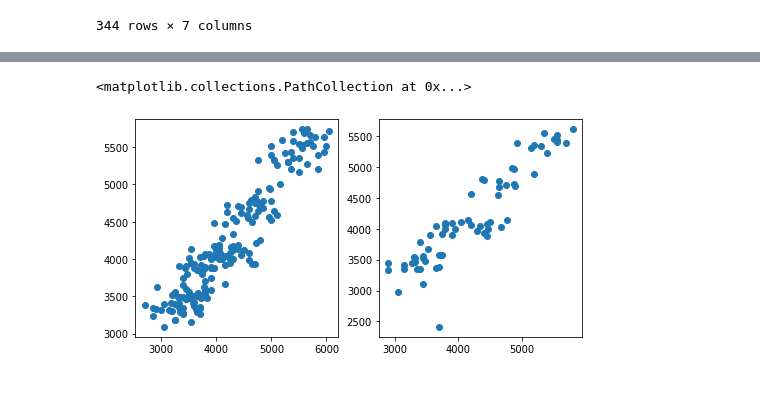
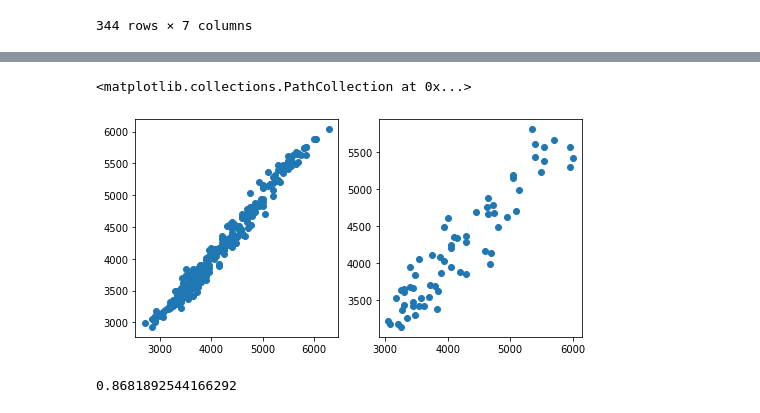
Before and after one commit to jehyunlee/2021_KSES_ML, a Jupyter notebook: 2021_KSES_ML.ipynb, the cells around one changed output, grey strips where cells are left out. Cells and saved outputs as stored; diff of their text form; code cells hidden in the pictures.

```diff
--- a/2021_KSES_ML.ipynb
+++ b/2021_KSES_ML.ipynb
@@ -146,10 +148,12 @@ p_train, p_val = train_test_split(p_Train, test_size=0.25, stratify=p_Train[["sp
 X_cols = ["species", "island", "sex", "bill_length_mm", "bill_depth_mm", "flipper_length_mm"]
 y_col = "body_mass_g"
 # %%
+X_Train = p_Train[X_cols]
 X_train = p_train[X_cols]
 X_val = p_val[X_cols]
 X_test = p_test[X_cols]
 
+y_Train = p_Train[y_col]
 y_train = p_train[y_col]
 y_val = p_val[y_col]
 y_test = p_test[y_col]
@@ -184,23 +188,27 @@ cat_features = ["species", "island", "sex"]
 cat_transformer = OneHotEncoder(sparse=False)
 
 num_features = list(set(X_cols) - set(cat_features))
-num_transformer = Pipeline(steps=[("scaler", StandardScaler()),
-                                  ("poly", PolynomialFeatures(degree=2,
-                                                              include_bias=True))])
+num_transformer = Pipeline(steps=[("scaler", StandardScaler())])
 
 preprocessor = ColumnTransformer(transformers=[("num", num_transformer, num_features),
                                                ("cat", cat_transformer, cat_features)])
 
 model = Pipeline(steps=[("preprocessor", preprocessor),
-                        ("linear", LinearRegression())])
+                        ("rf", RandomForestRegressor())])
 # %%
-model.fit(X_train, y_train)
-y_pred_train = model.predict(X_train)
+model.fit(X_Train, y_Train)
+y_pred_Train = model.predict(X_Train)
 y_pred_test = model.predict(X_test)
 # %%
 fig, axs = plt.subplots(ncols=2, figsize=(8, 4))
-axs[0].scatter(y_train, y_pred_train)
+axs[0].scatter(y_Train, y_pred_Train)
 axs[1].scatter(y_test, y_pred_test)
 # %% [output]
 <matplotlib.collections.PathCollection at 0x...>
-[figure, old version]
+[figure, new version]
+# %%
+from sklearn.metrics import r2_score
+
+r2_score(y_test, y_pred_test)
+# %% [output]
+0.8681892544166292
```
Also changed, not shown: parts of 24 cells of this notebook, 4 other files.
